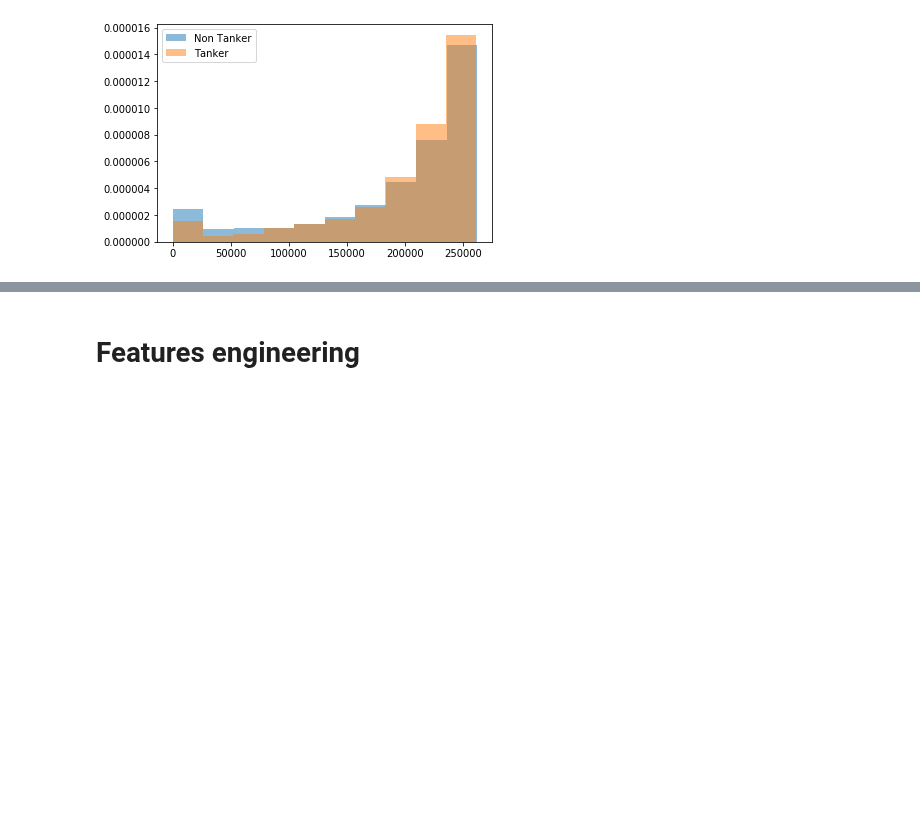
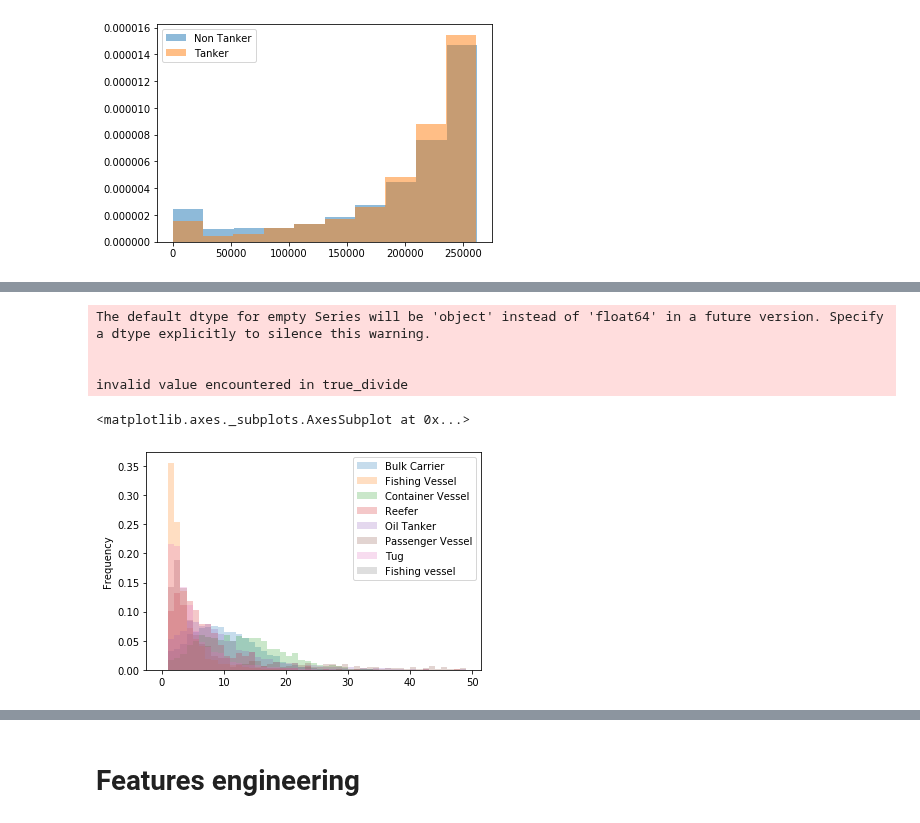
Before and after one commit to matanma/ML, a Jupyter notebook: WinWard/WinWard.ipynb, the cells around one changed output, grey strips where cells are left out. Cells and saved outputs as stored; diff of their text form; code cells hidden in the pictures; blank space fills up the shorter version.

```diff
--- a/WinWard/WinWard.ipynb
+++ b/WinWard/WinWard.ipynb
@@ -341,0 +379,15 @@ array([], dtype=float64)
+# %%
+
+vess_by_type = defaultdict(list)
+for vid,vdf in train_orig_grouped:
+    vess_by_type[vdf.iloc[0]['type']].append(vdf)
+# %%
+num_locations_per_type = { k : pd.Series( [len(np.unique(vdf['port_id'])) for vdf in vess_by_type[k]]) for k in vess_by_type}
+pd.DataFrame(num_locations_per_type).plot.hist(alpha=0.25, density=True, bins=bins_for_num_locations)
+# %% [output]
+The default dtype for empty Series will be 'object' instead of 'float64' in a future version. Specify a dtype explicitly to silence this warning.
+
+
+invalid value encountered in true_divide
+<matplotlib.axes._subplots.AxesSubplot at 0x...>
+[figure, added]
```
Also changed, not shown: parts of 31 cells of this notebook.
